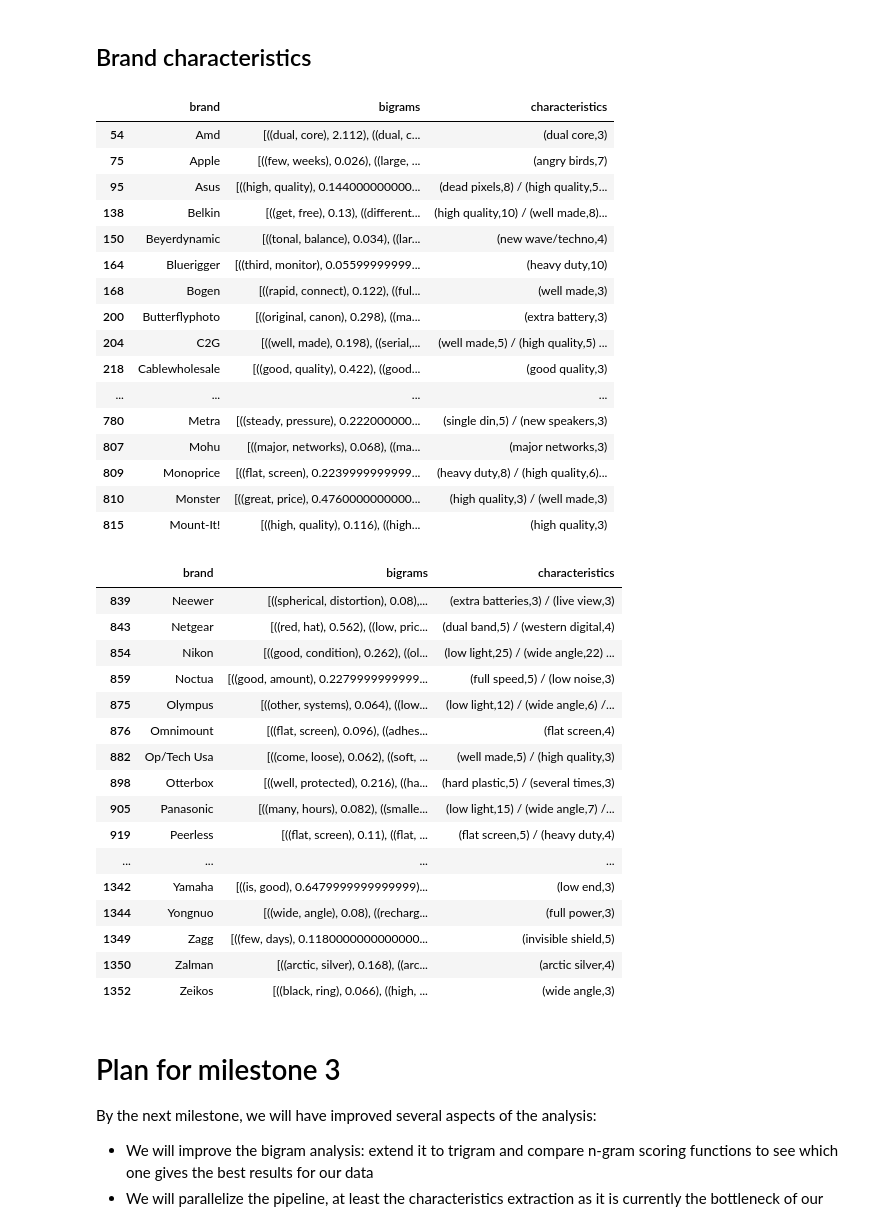
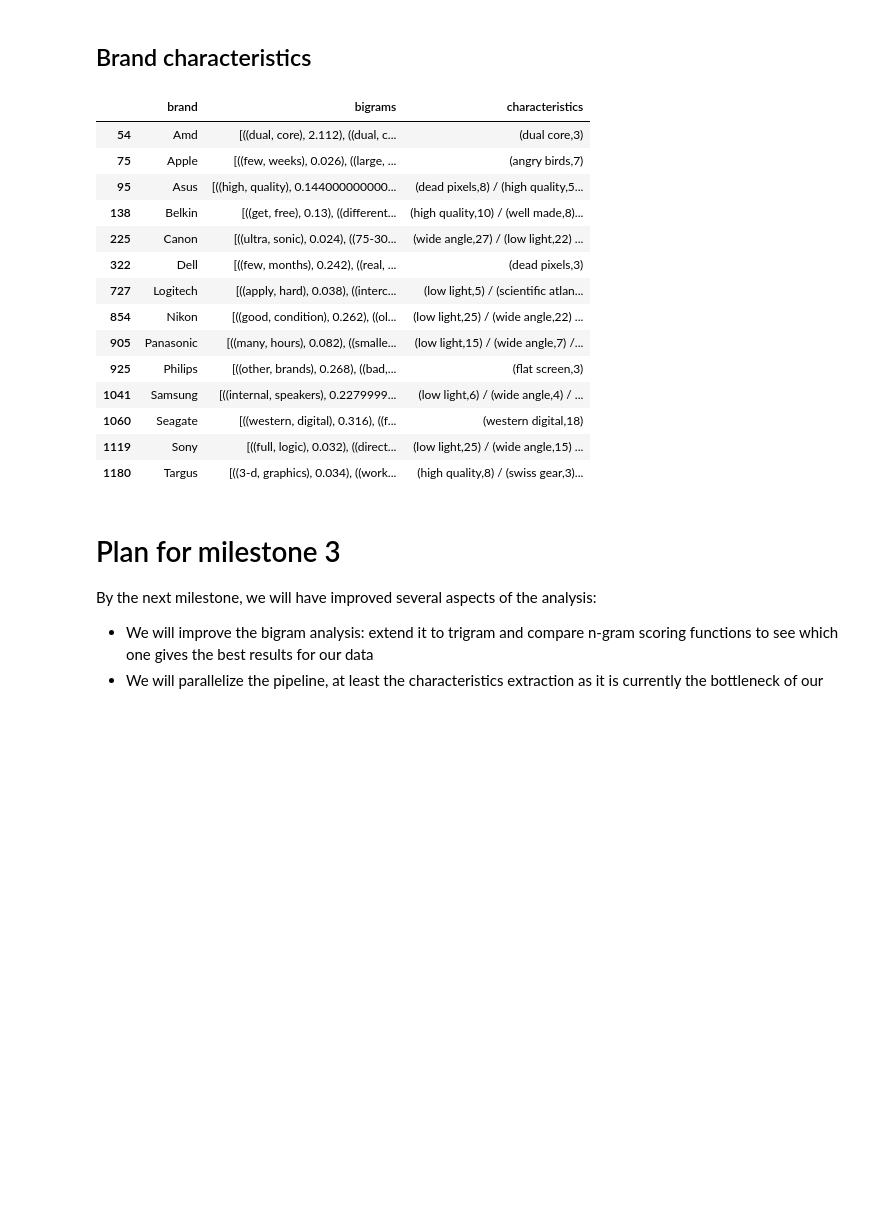
Before and after one commit to lkieliger/adagroup, a Jupyter notebook: project/Natural_Language_Project.ipynb, the cells around one changed output. Cells and saved outputs as stored; diff of their text form; code cells hidden in the pictures; blank space fills up the shorter version.

```diff
--- a/project/Natural_Language_Project.ipynb
+++ b/project/Natural_Language_Project.ipynb
@@ -644,7 +643,7 @@ def isInDescriptionOrTitle(text,description,title):
     else:
         return np.nan
 
-def getScore(text):
+def getProductScore(text):
     """Takes the different characteristics of a product. Return the score by taking the averaged sum of the sentiment scores
     of each characteristics.
     """
@@ -654,10 +653,10 @@ def getScore(text):
     res = 0.0
     for t in text:
         ((a,b),num) = t
-        res += bigram_clf.predict([a + ' ' + b]) * float(num)
-    return res/len(text)
+        res += getPredictionString(a + ' ' + b) * float(num)
+    return res
 
-def getText(text):
+def getCharacteristicsAsString(text):
     """Return the characteristics as a string separated by ' / ' for each characteristics.
     """
     res = []
@@ -666,25 +665,13 @@ def getText(text):
         res.append((a + ' ' + b).lower())
     return " / ".join(res)
 
-def getUniqueWords(text):
+
+def getUniqueCharacteristicsFromString(text):
     """Return the unique characteristics from the original string text as a string separated by ' / ' for each characteristics.
     """
     temp = text.split(' / ')
     res = set(temp)
     return " / ".join(res)
-
-def getCharacteristics(bigrams,threshold = 3):
-    """Return the characteristics from the list of bigrams that appear more than threshold.
-    """
-    res = []
-    for t in bigrams:
-        ((a,b),num) = t
-        res.append((a + ' ' + b).lower())
-
-    res = list(set([(i,res.count(i)) for i in res if res.count(i) >= threshold]))
-    res.sort(key=lambda tup: tup[1],reverse=True)
-
-    return " / ".join("(%s,%s)" % tup for tup in res) if len(res) > 0 else np.nan
 # %%
 df_final = df_product_filtered.merge(df_meta, left_on='asin', right_on='asin', how='inner')
 df_final = df_final[(df_final['brand'] != 'Unknown') & (df_final['brand'] != '')]
@@ -705,8 +690,8 @@ display(df_final.head())
 # %%
 # Extract the characteristics name
-df_final["word"] = df_final.apply(lambda x : getText(x['bigrams']), axis=1)
+df_final["word"] = df_final.apply(lambda x : getCharacteristicsAsString(x['bigrams']), axis=1)
 
 # Compute the score
 df_final['score'] = 0
-df_final['score'] =  df_final.apply(lambda x : getScore(x["bigrams"]), axis=1)
+df_final['score'] =  df_final.apply(lambda x : getProductScore(x["bigrams"]), axis=1)
 # %%
@@ -721,5 +704,8 @@ display(df_final.head())
 # %% [markdown]
 ## Brand rankings
+# %%
+big_brands = ["Apple","Microsoft","Sony","Samsung","Amd","Belkin","Asus","Canon","Dell","Logitech","Lg","Panasonic",\
+              "Targus","Nikon","Acer","Lenovo","Toshiba","Philips","Seagate"]
 # %% [markdown]
 Finally to get the scores of the different brand we will sum each scores and take the mean to have respectively the score and the mean score.
 # %%
@@ -767,43 +783,25 @@ df_brand_characteristics = df_brand_characteristics.reset_index()
 # Make sure to have unique characteristics and existing brand
 df_brand_characteristics['characteristics'] = df_brand_characteristics.apply(lambda x : getCharacteristics(x['bigrams']), axis=1)
 df_brand_characteristics = df_brand_characteristics[pd.notnull(df_brand_characteristics['characteristics'])]
+df_big_brand_characteristics = df_brand_characteristics[df_brand_characteristics['brand'].isin(big_brands)]
 # %%
-display(df_brand_characteristics)
+display(df_big_brand_characteristics)
 # %% [output]
 |  | brand | bigrams | characteristics |
 | 54 | Amd | [((dual, core), 2.112), ((dual, c... | (dual core,3) |
 | 75 | Apple | [((few, weeks), 0.026), ((large, ... | (angry birds,7) |
 | 95 | Asus | [((high, quality), 0.144000000000... | (dead pixels,8) / (high quality,5... |
 | 138 | Belkin | [((get, free), 0.13), ((different... | (high quality,10) / (well made,8)... |
-| 150 | Beyerdynamic | [((tonal, balance), 0.034), ((lar... | (new wave/techno,4) |
-| 164 | Bluerigger | [((third, monitor), 0.05599999999... | (heavy duty,10) |
-| 168 | Bogen | [((rapid, connect), 0.122), ((ful... | (well made,3) |
-| 200 | Butterflyphoto | [((original, canon), 0.298), ((ma... | (extra battery,3) |
-| 204 | C2G | [((well, made), 0.198), ((serial,... | (well made,5) / (high quality,5) ... |
-| 218 | Cablewholesale | [((good, quality), 0.422), ((good... | (good quality,3) |
-| ... | ... | ... | ... |
-| 780 | Metra | [((steady, pressure), 0.222000000... | (single din,5) / (new speakers,3) |
-| 807 | Mohu | [((major, networks), 0.068), ((ma... | (major networks,3) |
-| 809 | Monoprice | [((flat, screen), 0.2239999999999... | (heavy duty,8) / (high quality,6)... |
-| 810 | Monster | [((great, price), 0.4760000000000... | (high quality,3) / (well made,3) |
-| 815 | Mount-It! | [((high, quality), 0.116), ((high... | (high quality,3) |
+| 225 | Canon | [((ultra, sonic), 0.024), ((75-30... | (wide angle,27) / (low light,22) ... |
+| 322 | Dell | [((few, months), 0.242), ((real, ... | (dead pixels,3) |
+| 727 | Logitech | [((apply, hard), 0.038), ((interc... | (low light,5) / (scientific atlan... |
+| 854 | Nikon | [((good, condition), 0.262), ((ol... | (low light,25) / (wide angle,22) ... |
+| 905 | Panasonic | [((many, hours), 0.082), ((smalle... | (low light,15) / (wide angle,7) /... |
+| 925 | Philips | [((other, brands), 0.268), ((bad,... | (flat screen,3) |
+| 1041 | Samsung | [((internal, speakers), 0.2279999... | (low light,6) / (wide angle,4) / ... |
+| 1060 | Seagate | [((western, digital), 0.316), ((f... | (western digital,18) |
+| 1119 | Sony | [((full, logic), 0.032), ((direct... | (low light,25) / (wide angle,15) ... |
+| 1180 | Targus | [((3-d, graphics), 0.034), ((work... | (high quality,8) / (swiss gear,3)... |
-|  | brand | bigrams | characteristics |
-| 839 | Neewer | [((spherical, distortion), 0.08),... | (extra batteries,3) / (live view,3) |
-| 843 | Netgear | [((red, hat), 0.562), ((low, pric... | (dual band,5) / (western digital,4) |
-| 854 | Nikon | [((good, condition), 0.262), ((ol... | (low light,25) / (wide angle,22) ... |
-| 859 | Noctua | [((good, amount), 0.2279999999999... | (full speed,5) / (low noise,3) |
-| 875 | Olympus | [((other, systems), 0.064), ((low... | (low light,12) / (wide angle,6) /... |
-| 876 | Omnimount | [((flat, screen), 0.096), ((adhes... | (flat screen,4) |
-| 882 | Op/Tech Usa | [((come, loose), 0.062), ((soft, ... | (well made,5) / (high quality,3) |
-| 898 | Otterbox | [((well, protected), 0.216), ((ha... | (hard plastic,5) / (several times,3) |
-| 905 | Panasonic | [((many, hours), 0.082), ((smalle... | (low light,15) / (wide angle,7) /... |
-| 919 | Peerless | [((flat, screen), 0.11), ((flat, ... | (flat screen,5) / (heavy duty,4) |
-| ... | ... | ... | ... |
-| 1342 | Yamaha | [((is, good), 0.6479999999999999)... | (low end,3) |
-| 1344 | Yongnuo | [((wide, angle), 0.08), ((recharg... | (full power,3) |
-| 1349 | Zagg | [((few, days), 0.1180000000000000... | (invisible shield,5) |
-| 1350 | Zalman | [((arctic, silver), 0.168), ((arc... | (arctic silver,4) |
-| 1352 | Zeikos | [((black, ring), 0.066), ((high, ... | (wide angle,3) |
 # %% [markdown]
 # Plan for milestone 3
 
```
Also changed, not shown: parts of 30 cells of this notebook.
